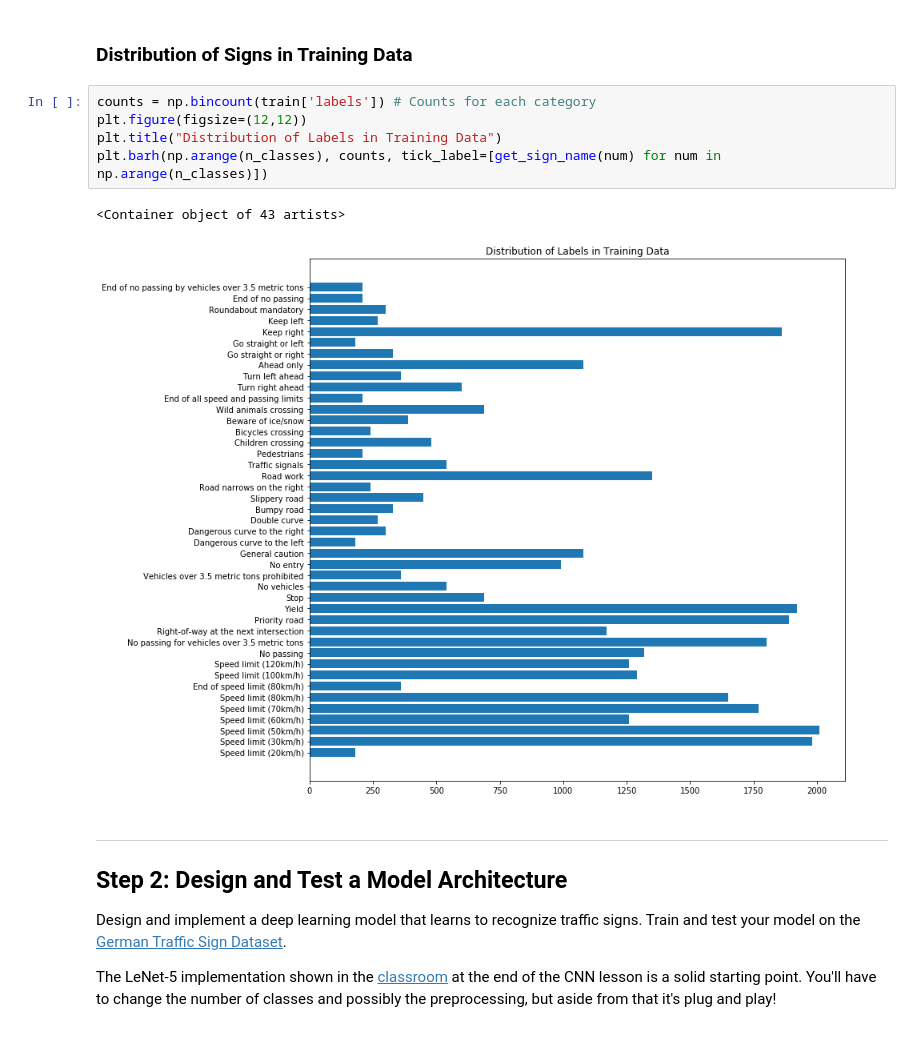
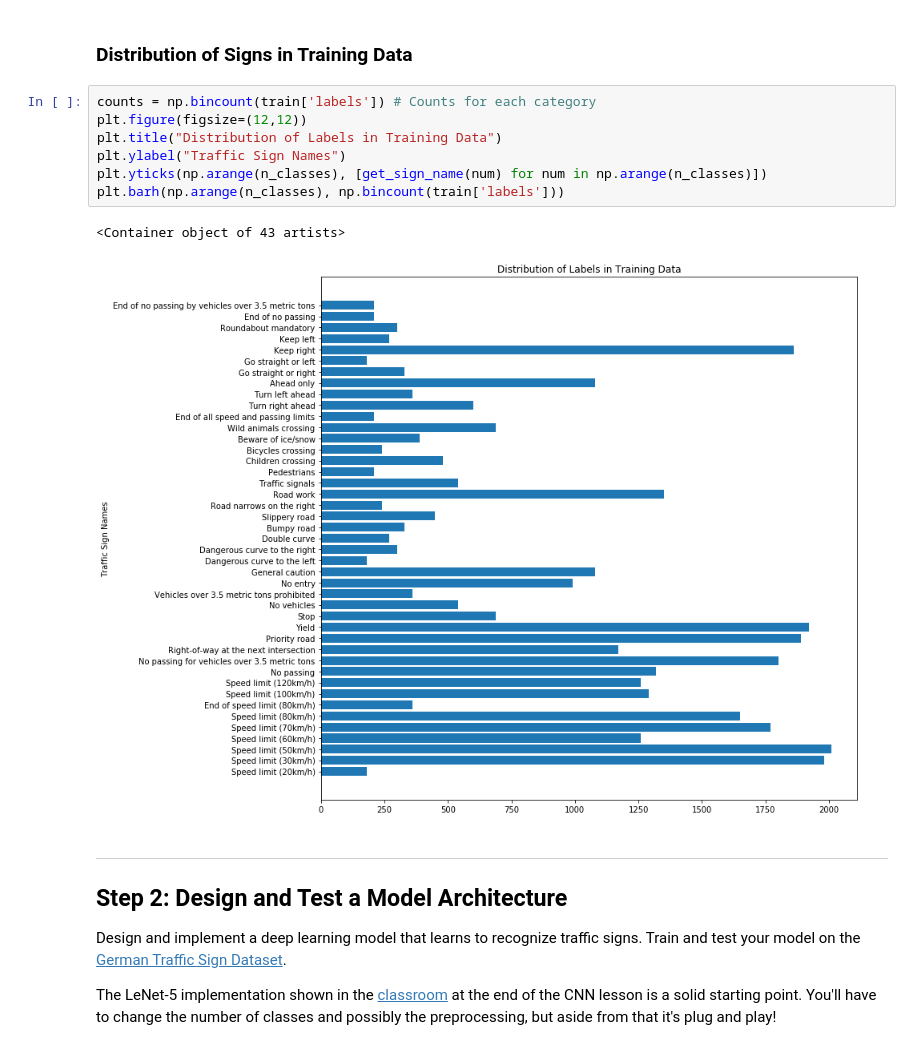
Before and after one commit to timothyta12/CarND-Traffic-Sign-Classifier-Project, a Jupyter notebook: Traffic_Sign_Classifier.ipynb, the cells around one changed output. Saved outputs shown, nothing was run; the diff lists cells and outputs as text.

```diff
--- a/Traffic_Sign_Classifier.ipynb
+++ b/Traffic_Sign_Classifier.ipynb
@@ -153,11 +153,13 @@ show_images(train['features'][:20], cols=4, labels=[get_sign_name(label) for lab
 # %%
 counts = np.bincount(train['labels']) # Counts for each category
 plt.figure(figsize=(12,12))
 plt.title("Distribution of Labels in Training Data")
-plt.barh(np.arange(n_classes), counts, tick_label=[get_sign_name(num) for num in np.arange(n_classes)])
+plt.ylabel("Traffic Sign Names")
+plt.yticks(np.arange(n_classes), [get_sign_name(num) for num in np.arange(n_classes)])
+plt.barh(np.arange(n_classes), np.bincount(train['labels']))
 # %% [output]
 <Container object of 43 artists>
-[figure, old version]
+[figure, new version]
 # %% [markdown]
 ----
 
```
Also changed, not shown: parts of 9 cells of this notebook.
